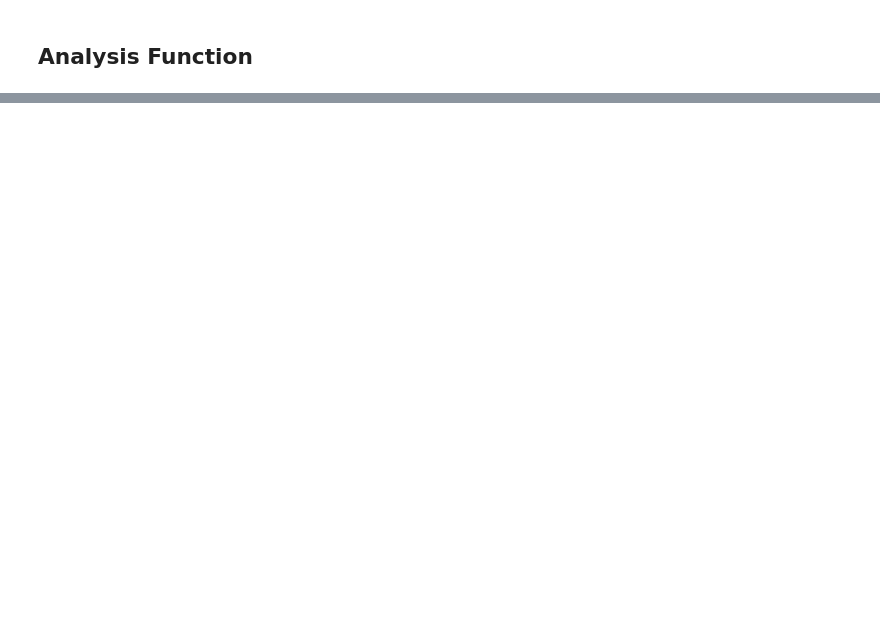
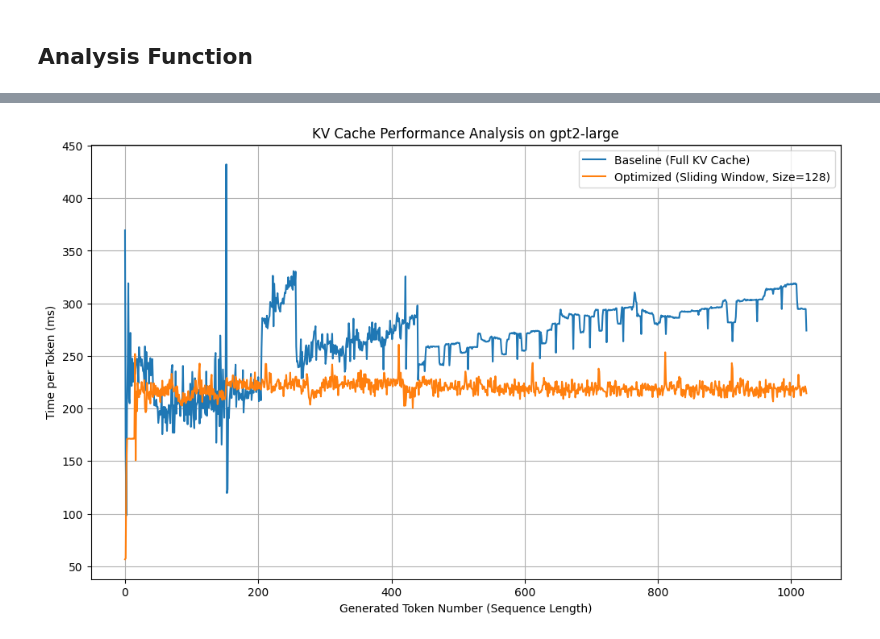
Before and after one commit to Srindot/kv_cache_optimization, a Jupyter notebook: cache_eviction.ipynb, the cells around one changed output, grey strips where cells are left out. Cells and saved outputs as stored; diff of their text form; code cells hidden in the pictures; blank space fills up the shorter version.

Commit message:
updated cahche windows

```diff
--- a/cache_eviction.ipynb
+++ b/cache_eviction.ipynb
@@ -72,8 +72,10 @@ The future of artificial intelligence is uncertain.
 # %%
 # --- Configuration ---
 device = "cuda" if torch.cuda.is_available() else "cpu"
-model_name = "gpt2-medium"
-generation_length = 512  # How many tokens to generate for the test
+# CHANGE: Use a larger model to increase GPU workload and cache size.
+model_name = "gpt2-large"
+# CHANGE: Generate up to the model's max context length to see the full effect.
+generation_length = 1024
 
 print(f"Using device: {device}")
 print(f"Loading model: {model_name}")
@@ -148,0 +170,12 @@ sliding_window_timings = analyze_inference(strategy='sliding_window', window_siz
+# %%
+plt.figure(figsize=(12, 7))
+plt.plot(baseline_timings, label='Baseline (Full KV Cache)')
+plt.plot(sliding_window_timings, label='Optimized (Sliding Window, Size=128)')
+plt.xlabel('Generated Token Number (Sequence Length)')
+plt.ylabel('Time per Token (ms)')
+plt.title(f'KV Cache Performance Analysis on {model_name}')
+plt.legend()
+plt.grid(True)
+plt.show()
+# %% [output]
+[figure, added]
```
Also changed, not shown: parts of 2 cells of this notebook.
